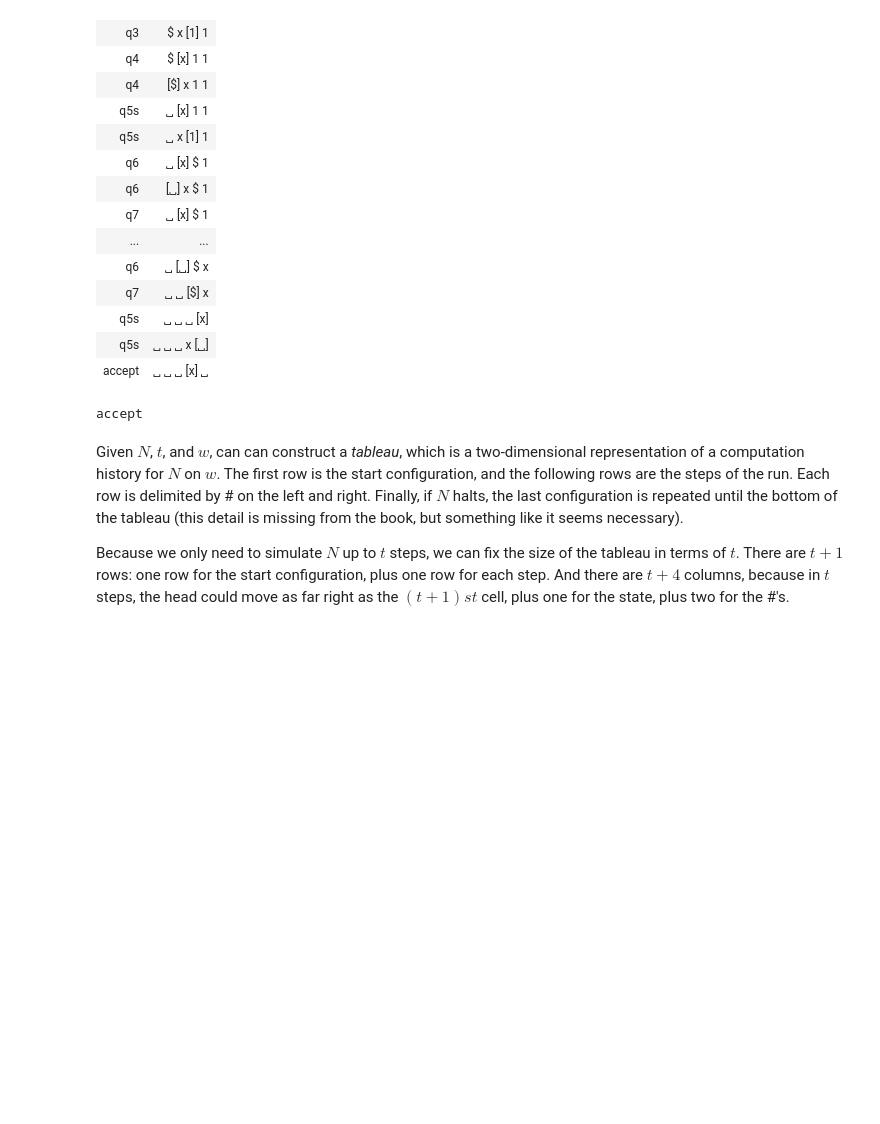
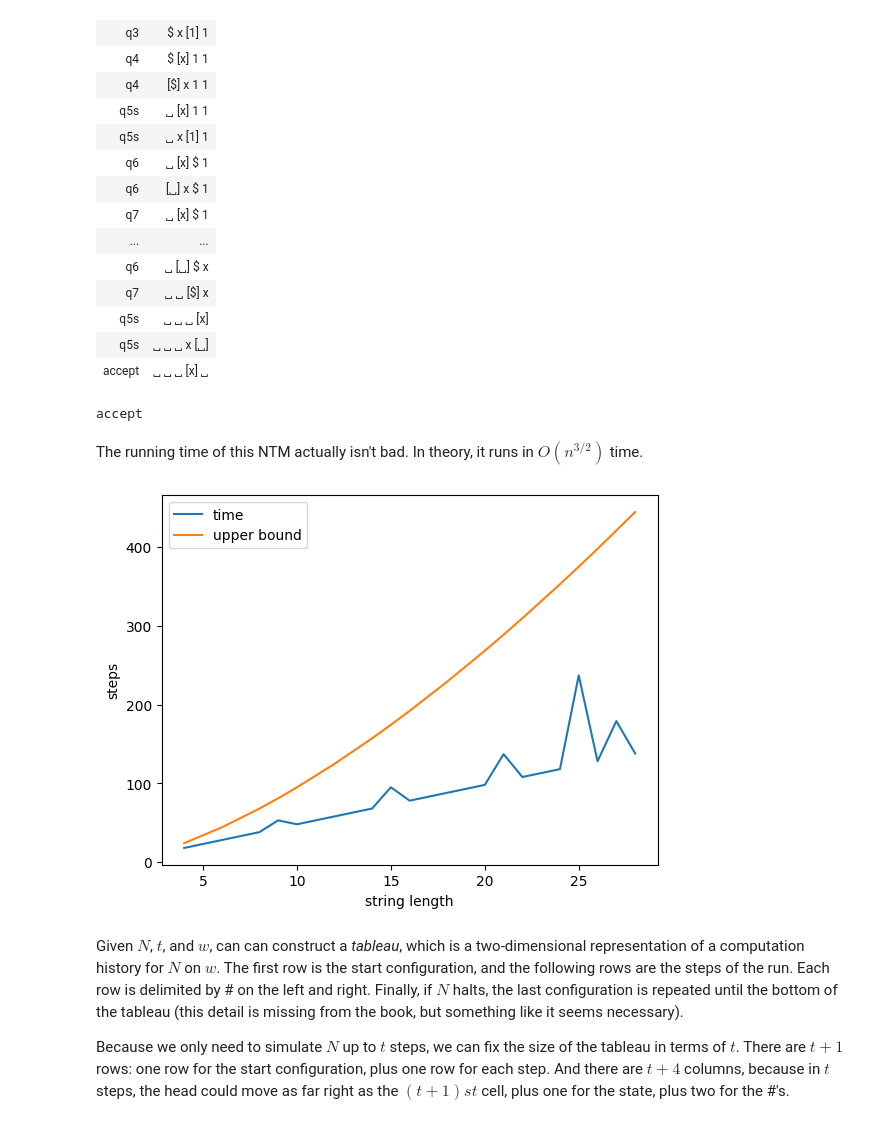
Before and after one commit to ND-CSE-30151/spring-2025, a Jupyter notebook: notes/30-cooklevin.ipynb, the cells around one changed output. Cells and saved outputs as stored; diff of their text form; code cells hidden in the pictures; blank space fills up the shorter version.

```diff
--- a/notes/30-cooklevin.ipynb
+++ b/notes/30-cooklevin.ipynb
@@ -73,6 +75,27 @@ path
 | q5s | ␣ ␣ ␣ x [␣] |
 | accept | ␣ ␣ ␣ [x] ␣ |
 accept
+# %% [markdown]
+The running time of this NTM actually isn't bad. In theory, it runs in $O(n^{3/2})$ time.
+# %%
+# Plot n, actual running time, upper bound on running time
+lens = []
+times = []
+bounds = []
+for n in range(30):
+    r = run(m, ["1"] * n)
+    if r.has_path():
+        lens.append(n)
+        times.append(len(r.shortest_path()))
+        bounds.append(3*n**(3/2))
+plt.plot(lens, times, label="time")
+plt.plot(lens, bounds, label="upper bound")
+plt.xlabel("string length")
+plt.ylabel("steps")
+plt.legend()
+plt.show()
+# %% [output]
+[figure, added]
 # %% [markdown]
 Given $N$, $t$, and $w$, can can construct a *tableau*, which is a two-dimensional representation of a computation history for $N$ on $w$. The first row is the start configuration, and the following rows are the steps of the run. Each row is delimited by # on the left and right. Finally, if $N$ halts, the last configuration is repeated until the bottom of the tableau (this detail is missing from the book, but something like it seems necessary).
 
```
Also changed, not shown: parts of 15 cells of this notebook.
